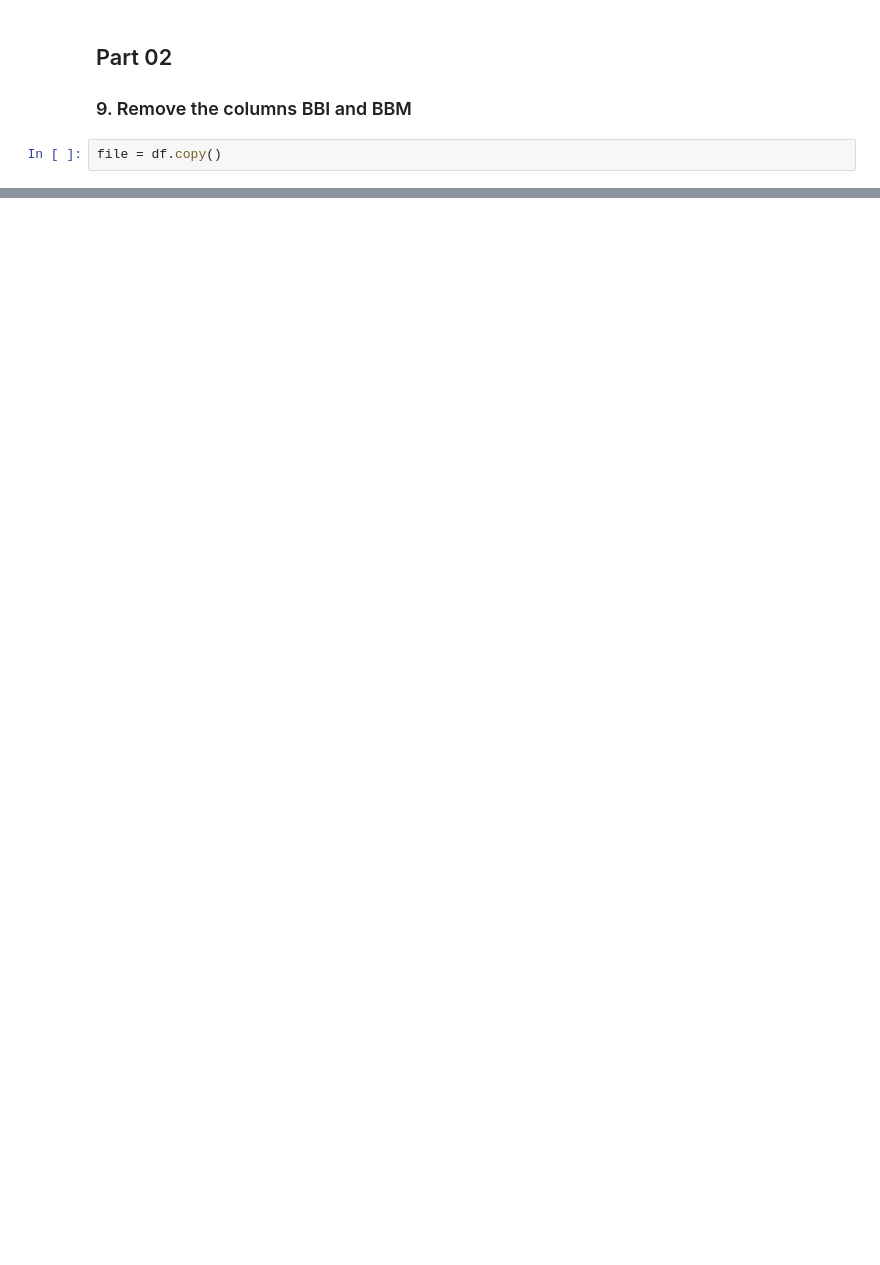
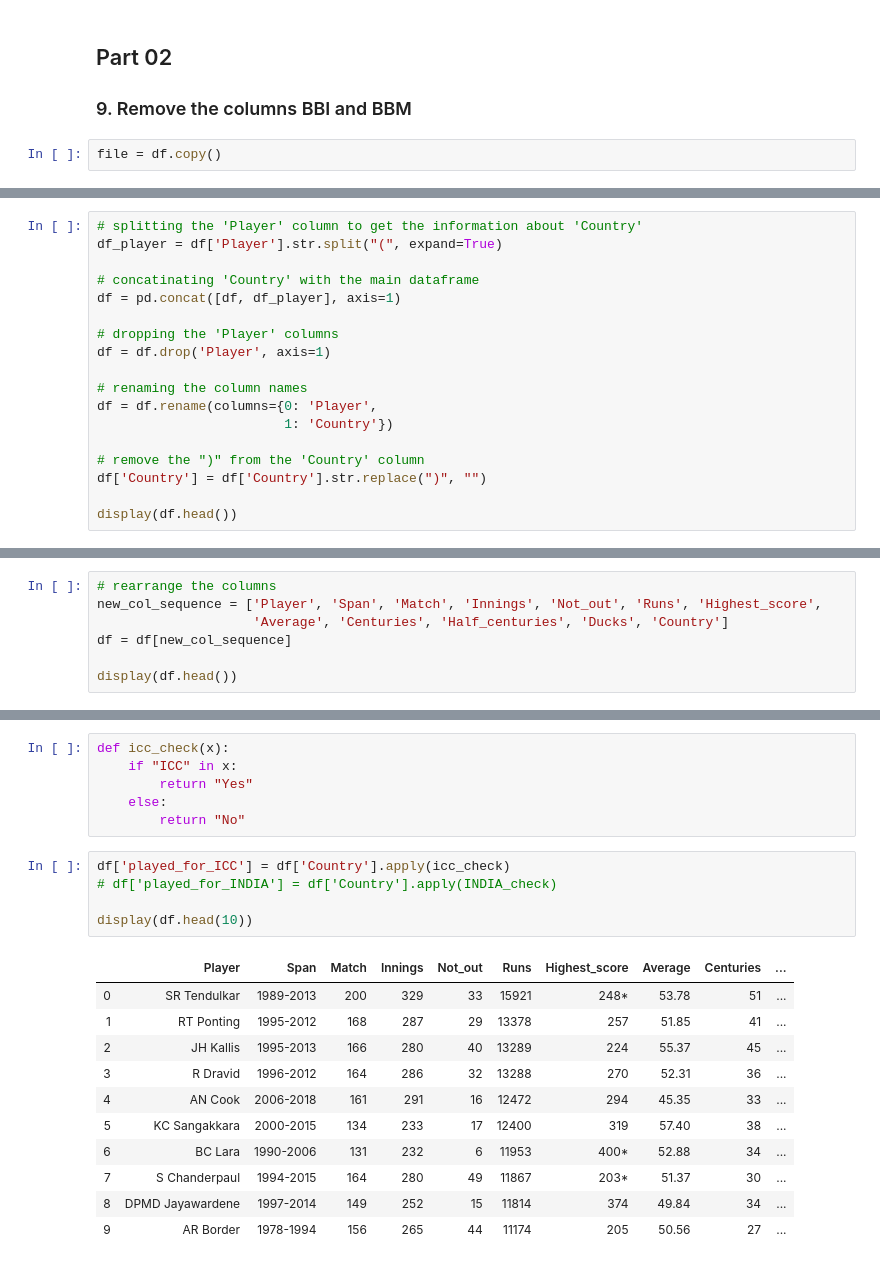
Before and after one commit to nabilatajrin/test-cricket-analysis, a Jupyter notebook: test_cricket_analysis.ipynb, the cells around one changed output, grey strips where cells are left out. Saved outputs shown, nothing was run; the diff lists cells and outputs as text; blank space fills up the shorter version.

```diff
--- a/test_cricket_analysis.ipynb
+++ b/test_cricket_analysis.ipynb
@@ -235,0 +282,18 @@ Number of players who played for ICC: 97
+# %%
+# splitting the 'Player' column to get the information about 'Country'
+df_player = df['Player'].str.split("(", expand=True)
+
+# concatinating 'Country' with the main dataframe
+df = pd.concat([df, df_player], axis=1)
+
+# dropping the 'Player' columns
+df = df.drop('Player', axis=1)
+
+# renaming the column names
+df = df.rename(columns={0: 'Player',
+                        1: 'Country'})
+
+# remove the ")" from the 'Country' column
+df['Country'] = df['Country'].str.replace(")", "")
+
+display(df.head())
@@ -235,0 +307,7 @@ Number of players who played for ICC: 97
+# %%
+# rearrange the columns
+new_col_sequence = ['Player', 'Span', 'Match', 'Innings', 'Not_out', 'Runs', 'Highest_score',
+                    'Average', 'Centuries', 'Half_centuries', 'Ducks', 'Country']
+df = df[new_col_sequence]
+
+display(df.head())
@@ -235,0 +321,23 @@ Number of players who played for ICC: 97
+# %%
+def icc_check(x):
+    if "ICC" in x:
+        return "Yes"
+    else:
+        return "No"
+# %%
+df['played_for_ICC'] = df['Country'].apply(icc_check)
+# df['played_for_INDIA'] = df['Country'].apply(INDIA_check)
+
+display(df.head(10))
+# %% [output]
+|  | Player | Span | Match | Innings | Not_out | Runs | Highest_score | Average | Centuries | ... |
+| 0 | SR Tendulkar | 1989-2013 | 200 | 329 | 33 | 15921 | 248* | 53.78 | 51 | ... |
+| 1 | RT Ponting | 1995-2012 | 168 | 287 | 29 | 13378 | 257 | 51.85 | 41 | ... |
+| 2 | JH Kallis | 1995-2013 | 166 | 280 | 40 | 13289 | 224 | 55.37 | 45 | ... |
+| 3 | R Dravid | 1996-2012 | 164 | 286 | 32 | 13288 | 270 | 52.31 | 36 | ... |
+| 4 | AN Cook | 2006-2018 | 161 | 291 | 16 | 12472 | 294 | 45.35 | 33 | ... |
+| 5 | KC Sangakkara | 2000-2015 | 134 | 233 | 17 | 12400 | 319 | 57.40 | 38 | ... |
+| 6 | BC Lara | 1990-2006 | 131 | 232 | 6 | 11953 | 400* | 52.88 | 34 | ... |
+| 7 | S Chanderpaul | 1994-2015 | 164 | 280 | 49 | 11867 | 203* | 51.37 | 30 | ... |
+| 8 | DPMD Jayawardene | 1997-2014 | 149 | 252 | 15 | 11814 | 374 | 49.84 | 34 | ... |
+| 9 | AR Border | 1978-1994 | 156 | 265 | 44 | 11174 | 205 | 50.56 | 27 | ... |
```
Also changed, not shown: parts of 22 cells of this notebook.
